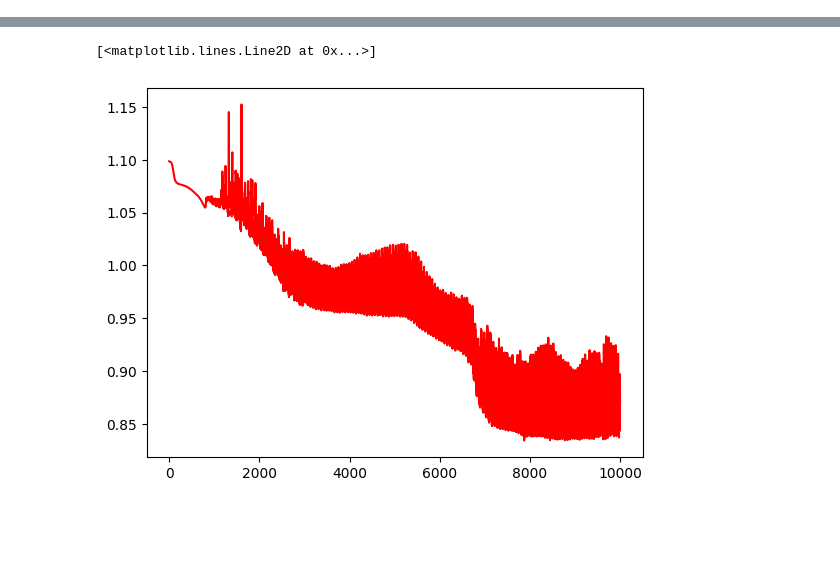
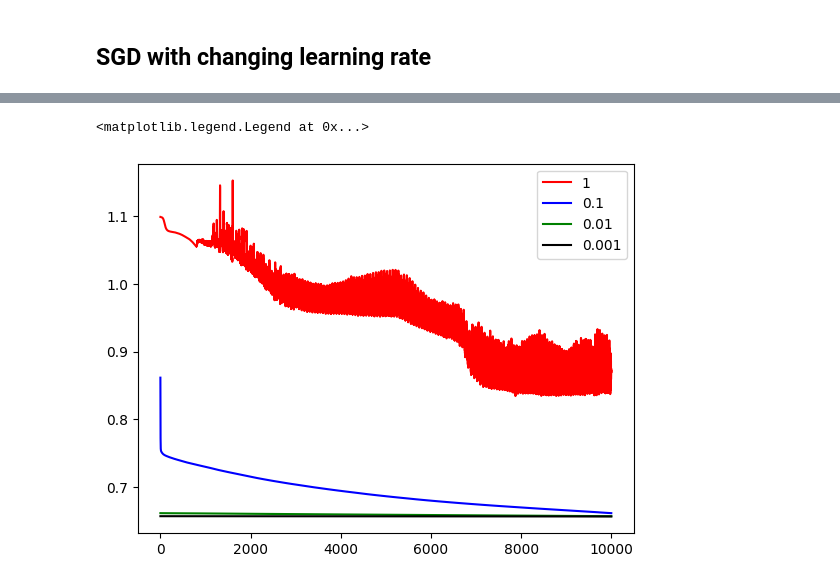
Before and after one commit to Anjali2201/Deep-Learning, a Jupyter notebook: Practical 5/Optimizers.ipynb, the cells around one changed output, grey strips where cells are left out. Drawn from its saved outputs; the diff is of its cells as text; code cells hidden in the pictures; blank space fills up the shorter version.

```diff
--- a/Practical 5/Optimizers.ipynb
+++ b/Practical 5/Optimizers.ipynb
@@ -21,6 +22,10 @@ class Layer_Dense:
         # Initialize weights and biases
         self.weights = 0.01 * np.random.randn(n_inputs, n_neurons)
         self.biases = np.zeros((1, n_neurons))
+        self.weight_cache = np.zeros_like(self.weights)
+        self.bias_cache = np.zeros_like(self.biases)
+        self.weight_momentums = np.zeros_like(self.weights)
+        self.bias_momentums = np.zeros_like(self.biases)
 
     # Forward pass
     def forward(self, inputs):
@@ -258,3 +553,5 @@ class Activation_Softmax_Loss_CategoricalCrossentropy():
+# %% [markdown]
+## SGD with changing learning rate
 # %%
 # Driver Code for SGD(Red Curve)
 # Create dataset
@@ -276,53 +573,35 @@ loss_activation = Activation_Softmax_Loss_CategoricalCrossentropy()
 
 # Create optimizer
 optimizer = Optimizer_SGD()
+training(X,y)
 #optimizer = Optimizer_Adam(learning_rate=0.05, decay=5e-7)
 # Train in loop
-for epoch in range(10001):
-
-    # Perform a forward pass of our training data through this layer
-    dense1.forward(X)
-
-    # Perform a forward pass through activation function
-    # takes the output of first dense layer here
-    activation1.forward(dense1.output)
-
-    # Perform a forward pass through second Dense layer
-    # takes outputs of activation function of first layer as inputs
-    dense2.forward(activation1.output)
-
-    # Perform a forward pass through the activation/loss function
-    # takes the output of second dense layer here and returns loss
-    loss = loss_activation.forward(dense2.output, y)
-    loss_list2.append(loss)
-    # Calculate accuracy from output of activation2 and targets
-    # calculate values along first axis
-    predictions = np.argmax(loss_activation.output, axis=1)
-    if len(y.shape) == 2:
-        y = np.argmax(y, axis=1)
-    accuracy = np.mean(predictions==y)
-
-    if not epoch % 100:
-
-        print(f'epoch: {epoch}, ' +
-              f'acc: {accuracy:.3f}, ' +
-              f'loss: {loss:.3f}, ' +
-              f'lr: {optimizer.current_learning_rate}')
-
-    # Backward pass
-    loss_activation.backward(loss_activation.output, y)
-    dense2.backward(loss_activation.dinputs)
-    activation1.backward(dense2.dinputs)
-    dense1.backward(activation1.dinputs)
-
-    # Update weights and biases
-    optimizer.pre_update_params()
-    optimizer.update_params(dense1)
-    optimizer.update_params(dense2)
-    optimizer.post_update_params()
+epoch=10000
 x1=range(epoch+1)
 plt.plot(x1,loss_list2,color='red')
 #plt.plot(x1,loss_list1)
+
+optimizer = Optimizer_SGD(0.1)
+loss_list2=[]
+training(X,y)
+x1=range(epoch+1)
+plt.plot(x1,loss_list2,color='blue')
+#plt.plot(x1,loss_list1)
+
+optimizer = Optimizer_SGD(0.01)
+loss_list2=[]
+training(X,y)
+x1=range(epoch+1)
+plt.plot(x1,loss_list2,color='green')
+#plt.plot(x1,loss_list1)
+
+optimizer = Optimizer_SGD(0.001)
+loss_list2=[]
+training(X,y)
+x1=range(epoch+1)
+plt.plot(x1,loss_list2,color='black')
+
+plt.legend(['1','0.1','0.01','0.001'])
 # %% [output]
 epoch: 0, acc: 0.360, loss: 1.099, lr: 1.0
 epoch: 100, acc: 0.400, loss: 1.087, lr: 1.0
@@ -344,3 +623,3 @@ epoch: 10000, acc: 0.647, loss: 0.874, lr: 1.0
-[<matplotlib.lines.Line2D at 0x...>]
+<matplotlib.legend.Legend at 0x...>
-[figure, old version]
+[figure, new version]
 # %%
```
Also changed, not shown: parts of 31 cells of this notebook, 12 other files.
